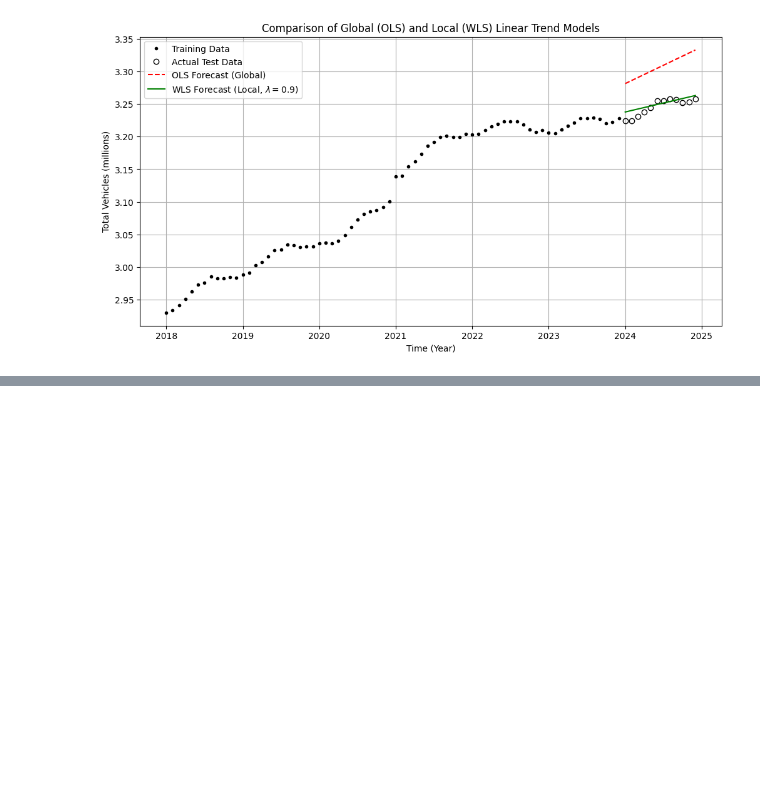
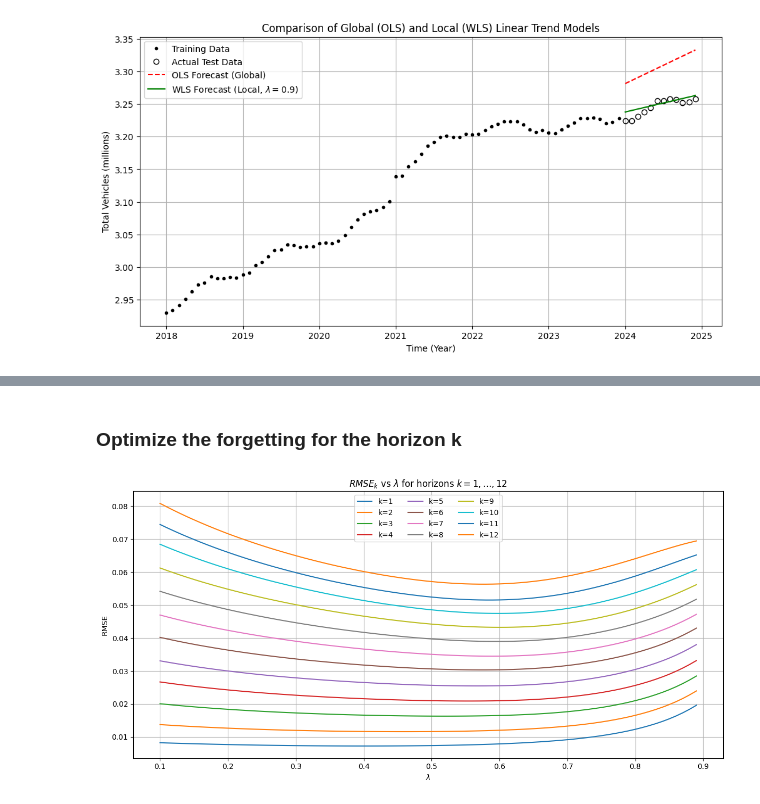
Before and after one commit to valentinatrolese02-collab/time_series_analysis, a Jupyter notebook: assignment1/assignment1.ipynb, the cells around one changed output, grey strips where cells are left out. Saved outputs shown, nothing was run; the diff lists cells and outputs as text; code cells hidden in the pictures; blank space fills up the shorter version.

```diff
--- a/assignment1/assignment1.ipynb
+++ b/assignment1/assignment1.ipynb
@@ -329,0 +641,73 @@ theta2 (Slope): 0.0275
+# %% [markdown]
+### Optimize the forgetting for the horizon k
+# %%
+def k_step_rmse(X_train, y, lmbda, k, burn_in=10):
+    """
+    Compute k-step ahead RMSE using RLS with forgetting.
+    burn_in: exclude first burn_in time steps from error calculation
+             to avoid initialization bias corrupting the RMSE.
+    """
+    R_t     = np.array([[0.1, 0.0],
+                        [0.0, 0.1]])
+    theta_t = np.array([[0.0],
+                        [0.0]])
+
+    N = len(y)
+    squared_errors = []
+
+    for t in range(N - k):
+        X_t = np.array([[1.0], [X_train[t, 1]]])
+        y_t = y[t]
+
+        # Update R and theta with current observation
+        R_t     = lmbda * R_t + X_t @ X_t.T
+        e_t     = y_t - X_t.T @ theta_t
+        theta_t = theta_t + np.linalg.solve(R_t, X_t * e_t)
+
+        # Only collect errors after burn-in
+        # so initialization doesn't bias the RMSE
+        if t >= burn_in:
+            X_future = np.array([[1.0], [X_train[t + k, 1]]])
+            y_pred   = (X_future.T @ theta_t).item()
+            error    = y_pred - y[t + k]
+            squared_errors.append(error**2)
+
+    return np.sqrt(np.mean(squared_errors))
+
+
+# Extend lambda range to see the full curve shape
+lambdas  = np.arange(0.1, 0.9, 0.01)
+horizons = np.arange(1, 13)
+
+rmse_grid = np.zeros((len(lambdas), len(horizons)))
+
+for i, lmbda in enumerate(lambdas):
+    for j, k in enumerate(horizons):
+        rmse_grid[i, j] = k_step_rmse(X_train, y, lmbda, k, burn_in=30)
+
+# ---- Plot ----
+fig, ax = plt.subplots(figsize=(12, 6))
+for j, k in enumerate(horizons):
+    ax.plot(lambdas, rmse_grid[:, j], label=f'k={k}')
+
+ax.set_xlabel(r'$\lambda$')
+ax.set_ylabel('RMSE')
+ax.set_title(r'$RMSE_k$ vs $\lambda$ for horizons $k = 1, \ldots, 12$')
+ax.legend(ncol=3)
+ax.grid(True)
+
+save_path = "/Users/manostsili/Desktop/dtu/courses/timeseries/rmse_lambda.png"
+
+plt.savefig(save_path, dpi=300, bbox_inches="tight")
+plt.tight_layout()
+plt.show()
+
+# ---- Optimal lambda per horizon ----
+print("Optimal lambda per horizon:")
+for j, k in enumerate(horizons):
+    opt_idx    = np.argmin(rmse_grid[:, j])
+    opt_lambda = lambdas[opt_idx]
+    opt_rmse   = rmse_grid[opt_idx, j]
+    print(f"  k={k:2d} -> optimal lambda = {opt_lambda:.2f}, RMSE = {opt_rmse:.6f}")
+# %% [output]
+[figure, added]
```
Also changed, not shown: parts of 21 cells of this notebook.
